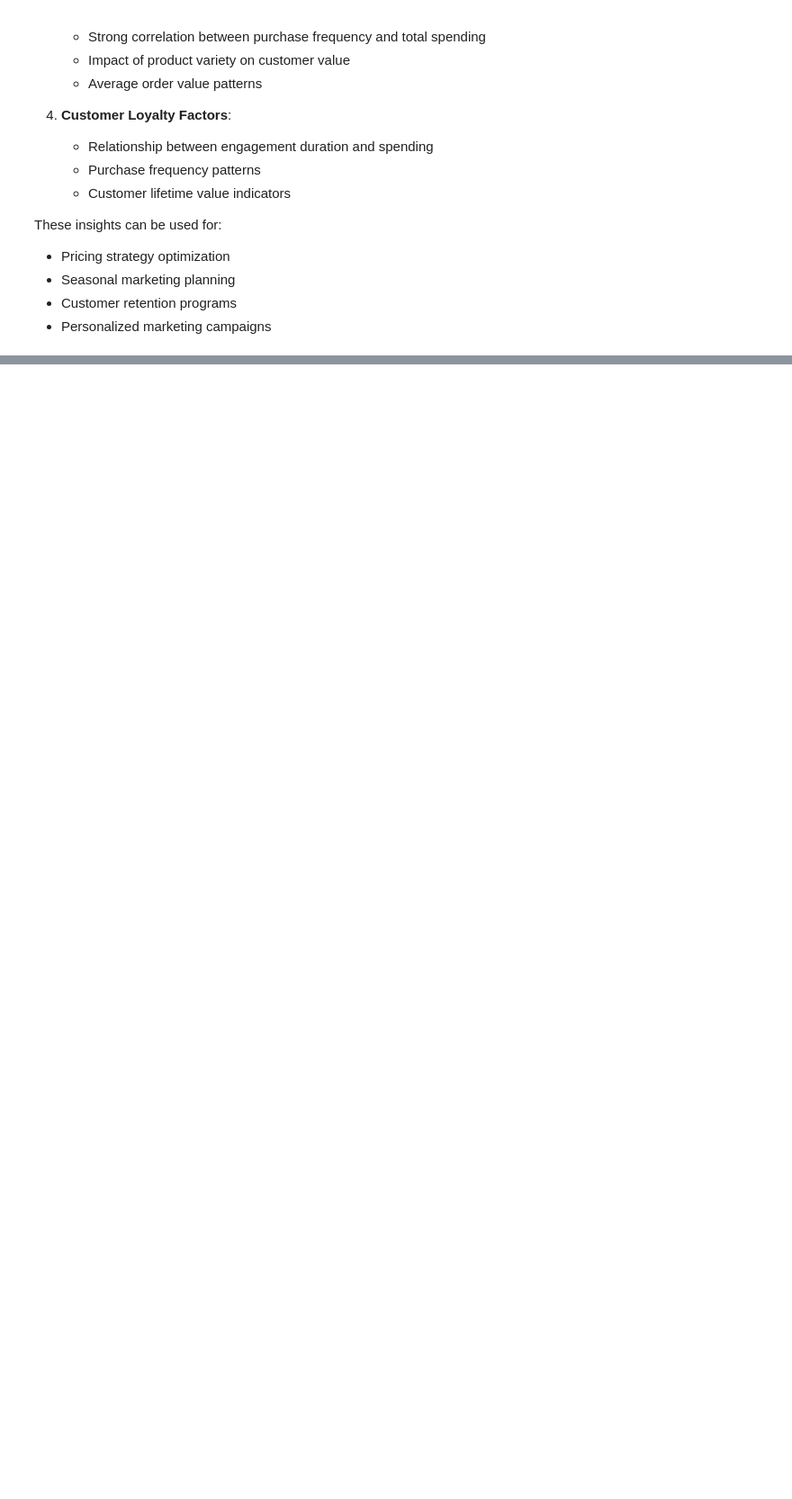
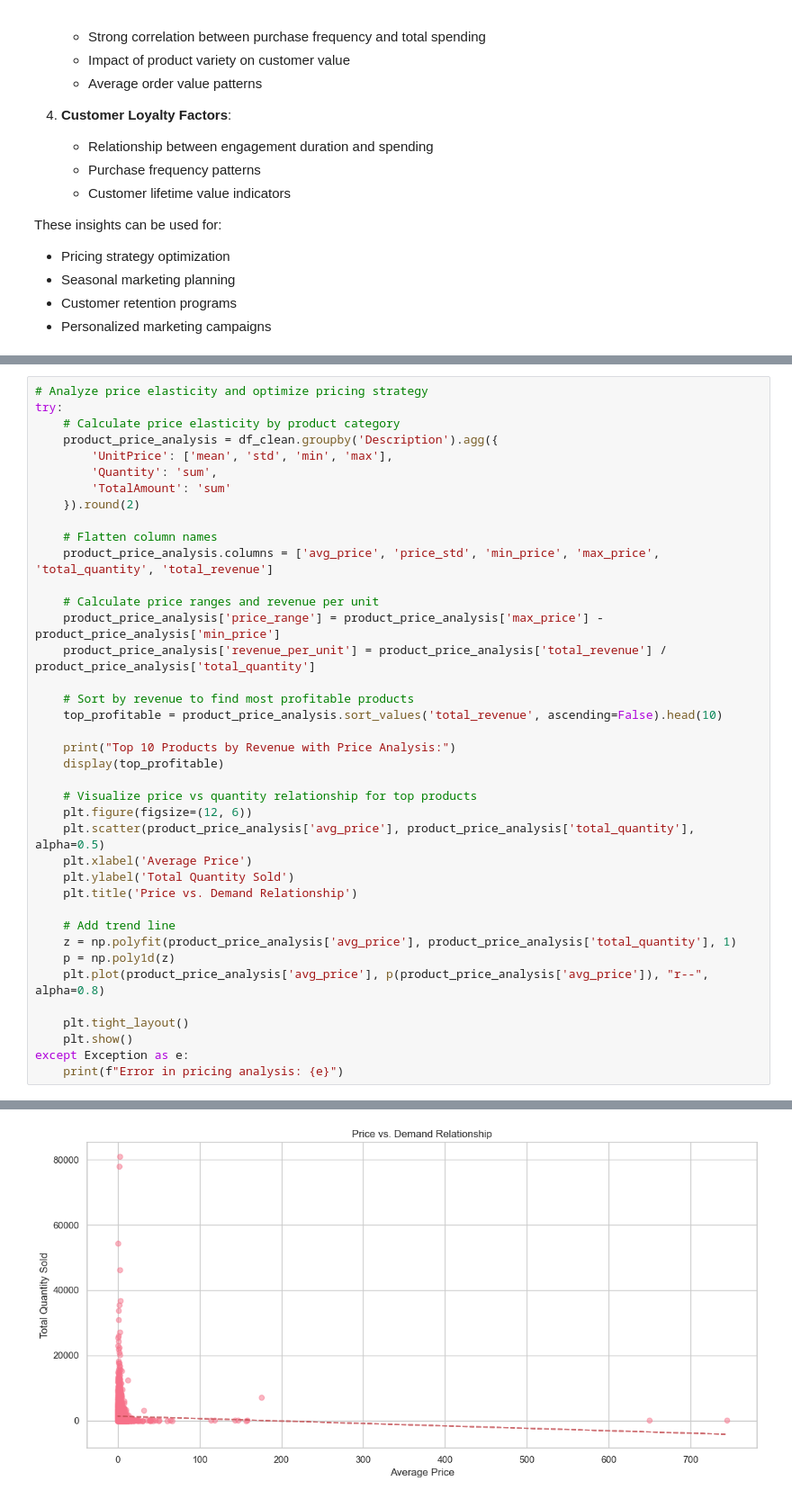
Before and after one commit to lalitnayyar/iimkmodule4assignment, a Jupyter notebook: LalitNayyarIIMKMod4_behavior_diagnostic_analysis_fin.ipynb, the cells around one changed output, grey strips where cells are left out. Shown at 90% size. Cells and saved outputs as stored; diff of their text form; blank space fills up the shorter version.

```diff
--- a/LalitNayyarIIMKMod4_behavior_diagnostic_analysis_fin.ipynb
+++ b/LalitNayyarIIMKMod4_behavior_diagnostic_analysis_fin.ipynb
@@ -206,0 +300,40 @@ These insights can be used for:
+# %%
+# Analyze price elasticity and optimize pricing strategy
+try:
+    # Calculate price elasticity by product category
+    product_price_analysis = df_clean.groupby('Description').agg({
+        'UnitPrice': ['mean', 'std', 'min', 'max'],
+        'Quantity': 'sum',
+        'TotalAmount': 'sum'
+    }).round(2)
+
+    # Flatten column names
+    product_price_analysis.columns = ['avg_price', 'price_std', 'min_price', 'max_price', 'total_quantity', 'total_revenue']
+
+    # Calculate price ranges and revenue per unit
+    product_price_analysis['price_range'] = product_price_analysis['max_price'] - product_price_analysis['min_price']
+    product_price_analysis['revenue_per_unit'] = product_price_analysis['total_revenue'] / product_price_analysis['total_quantity']
+
+    # Sort by revenue to find most profitable products
+    top_profitable = product_price_analysis.sort_values('total_revenue', ascending=False).head(10)
+
+    print("Top 10 Products by Revenue with Price Analysis:")
+    display(top_profitable)
+
+    # Visualize price vs quantity relationship for top products
+    plt.figure(figsize=(12, 6))
+    plt.scatter(product_price_analysis['avg_price'], product_price_analysis['total_quantity'], alpha=0.5)
+    plt.xlabel('Average Price')
+    plt.ylabel('Total Quantity Sold')
+    plt.title('Price vs. Demand Relationship')
+
+    # Add trend line
+    z = np.polyfit(product_price_analysis['avg_price'], product_price_analysis['total_quantity'], 1)
+    p = np.poly1d(z)
+    plt.plot(product_price_analysis['avg_price'], p(product_price_analysis['avg_price']), "r--", alpha=0.8)
+
+    plt.tight_layout()
+    plt.show()
+except Exception as e:
+    print(f"Error in pricing analysis: {e}")
+# %% [output]
@@ -206,0 +353 @@ These insights can be used for:
+[figure, added]
```
Also changed, not shown: parts of 13 cells of this notebook, 46 other files.
